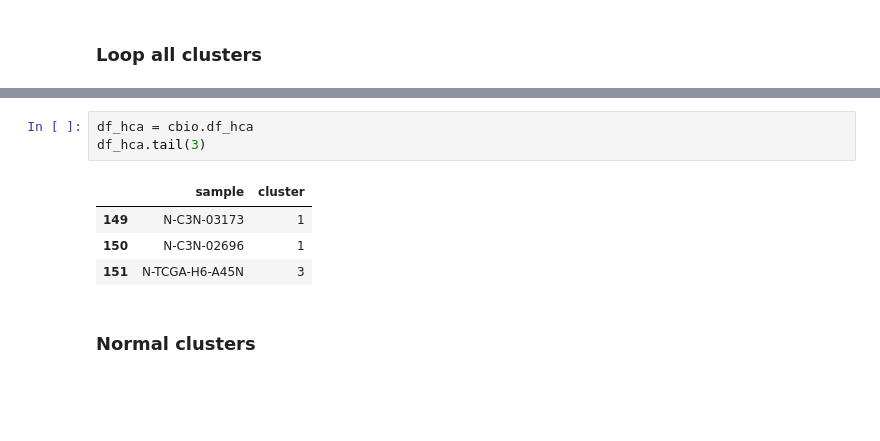
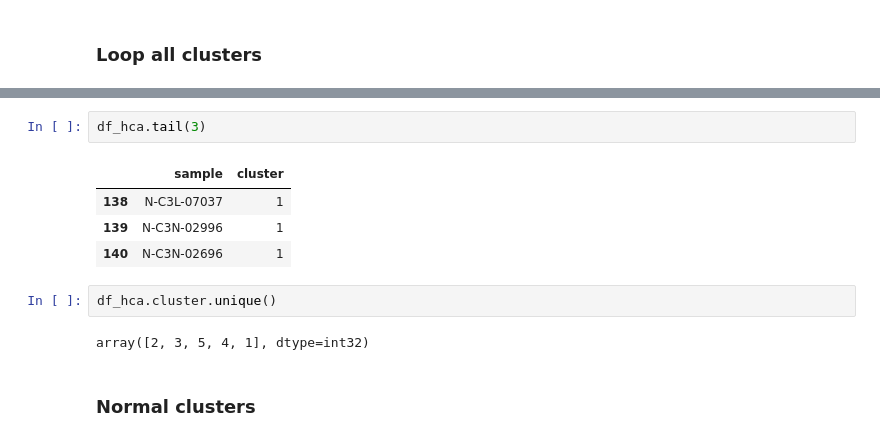
Before and after one commit to flalix/perturb_agent, a Jupyter notebook: notebooks/mtp_cBio_63_PAAD_study_cluster.ipynb, the cells around one changed output, grey strips where cells are left out. Drawn from its saved outputs; the diff is of its cells as text; blank space fills up the shorter version.

```diff
--- a/notebooks/mtp_cBio_63_PAAD_study_cluster.ipynb
+++ b/notebooks/mtp_cBio_63_PAAD_study_cluster.ipynb
@@ -735,11 +752,14 @@ cbio.df_umap.tail(3)
 # %%
-df_hca = cbio.df_hca
 df_hca.tail(3)
 # %% [output]
 |  | sample | cluster |
-| 149 | N-C3N-03173 | 1 |
-| 150 | N-C3N-02696 | 1 |
-| 151 | N-TCGA-H6-A45N | 3 |
+| 138 | N-C3L-07037 | 1 |
+| 139 | N-C3N-02996 | 1 |
+| 140 | N-C3N-02696 | 1 |
+# %%
+df_hca.cluster.unique()
+# %% [output]
+array([2, 3, 5, 4, 1], dtype=int32)
 # %% [markdown]
 ### Normal clusters
 # %%
```
Also changed, not shown: parts of 64 cells of this notebook, 1 other file.
